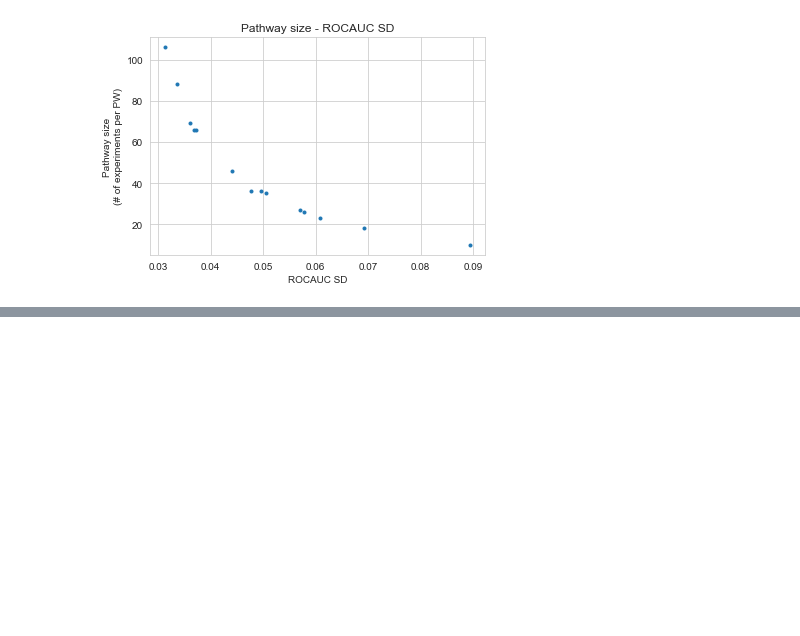
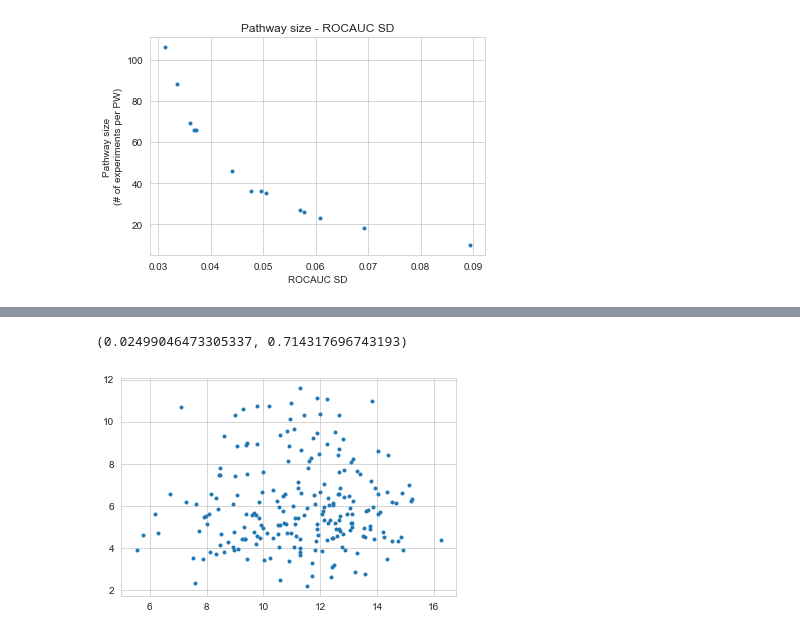
Before and after one commit to bence-szalai/why-pathway-methods-work, a Jupyter notebook: notebooks/quality_similarity_analysis.ipynb, the cells around one changed output, grey strips where cells are left out. Cells and saved outputs as stored; diff of their text form; code cells hidden in the pictures; blank space fills up the shorter version.

```diff
--- a/notebooks/quality_similarity_analysis.ipynb
+++ b/notebooks/quality_similarity_analysis.ipynb
@@ -75,0 +85,7 @@ def compare_similarity_and_quality(tf,pw,method):
+# %%
+indexes=list(set(tf_activity1.index)&set(tf_activity2.index))
+plt.plot(tf_activity1[indexes],tf_activity2[indexes],'.')
+pcor(tf_activity1[indexes],tf_activity2[indexes])
+# %% [output]
+(0.02499046473305337, 0.714317696743193)
+[figure, added]
```
Also changed, not shown: parts of 15 cells of this notebook, 6 other files.
